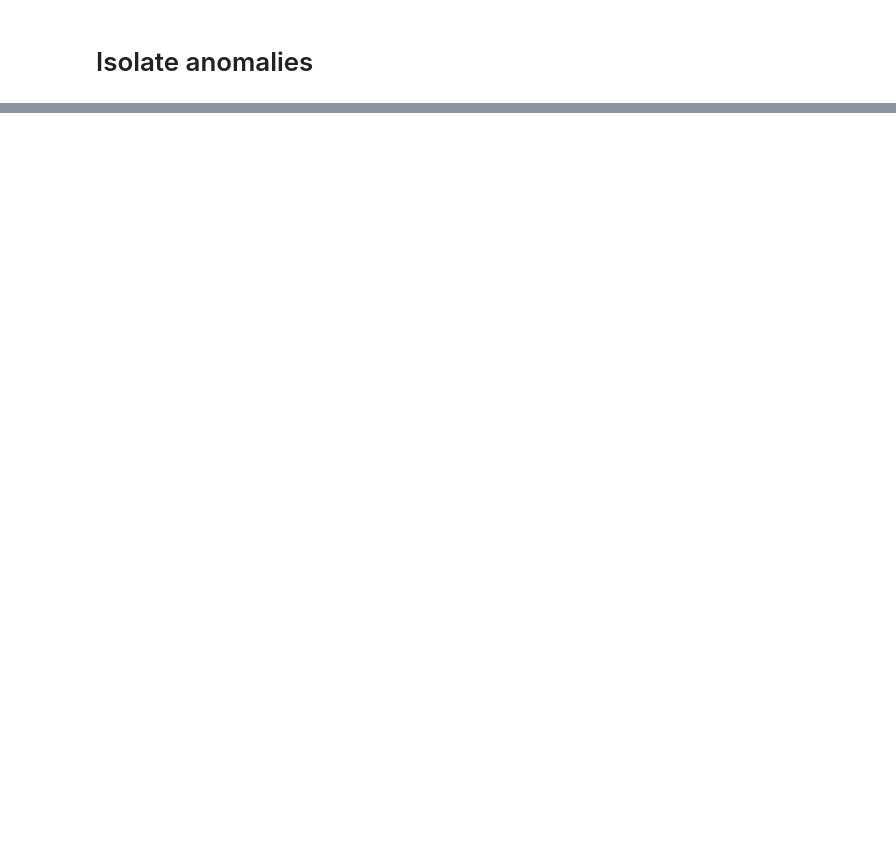
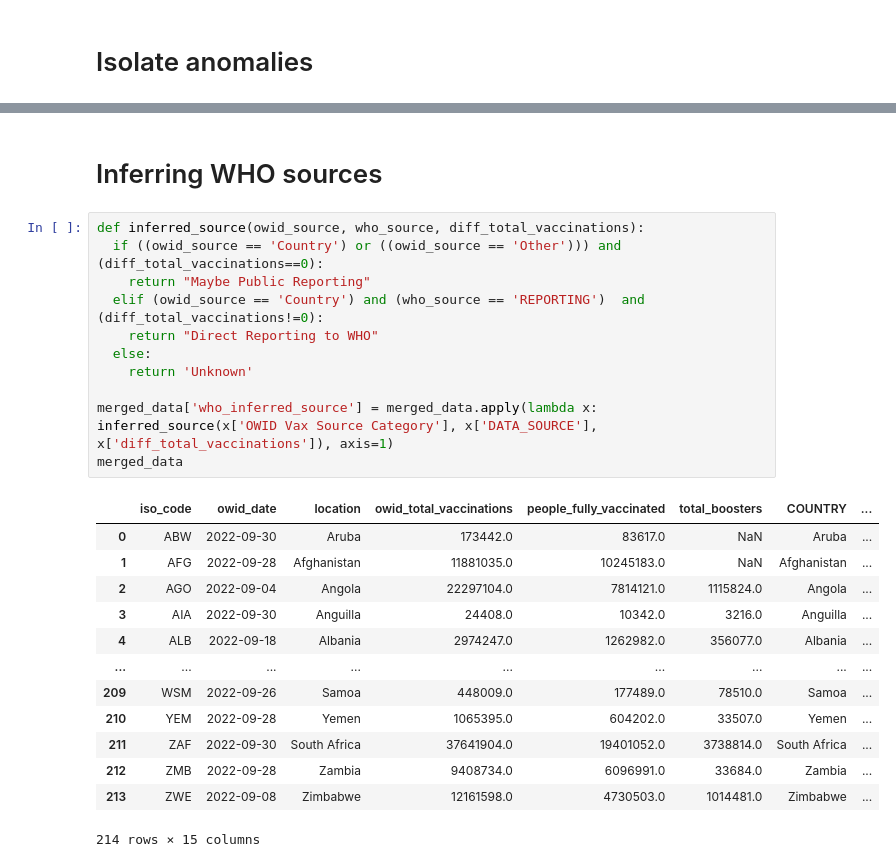
Before and after one commit to pandemic-tracking/global-vaccine, a Jupyter notebook: OWID_WHO_vaccine_administration_comparison.ipynb, the cells around one changed output, grey strips where cells are left out. Drawn from its saved outputs; the diff is of its cells as text; blank space fills up the shorter version.

```diff
--- a/OWID_WHO_vaccine_administration_comparison.ipynb
+++ b/OWID_WHO_vaccine_administration_comparison.ipynb
@@ -196,2 +194,29 @@ found mismatches:  4
 | 165 | SEN | 2022-09-18 | Senegal | 2469499.0 | 2022-09-18 | 2165205.0 | ... |
 | 114 | LSO | 2022-07-17 | Lesotho | 1077116.0 | 2022-08-14 | 1102069.0 | ... |
+# %% [markdown]
+# Inferring WHO sources
+# %%
+def inferred_source(owid_source, who_source, diff_total_vaccinations):
+  if ((owid_source == 'Country') or ((owid_source == 'Other'))) and (diff_total_vaccinations==0):
+    return "Maybe Public Reporting"
+  elif (owid_source == 'Country') and (who_source == 'REPORTING')  and (diff_total_vaccinations!=0):
+    return "Direct Reporting to WHO"
+  else:
+    return 'Unknown'
+
+merged_data['who_inferred_source'] = merged_data.apply(lambda x: inferred_source(x['OWID Vax Source Category'], x['DATA_SOURCE'], x['diff_total_vaccinations']), axis=1)
+merged_data
+# %% [output]
+|  | iso_code | owid_date | location | owid_total_vaccinations | people_fully_vaccinated | total_boosters | COUNTRY | ... |
+| 0 | ABW | 2022-09-30 | Aruba | 173442.0 | 83617.0 | NaN | Aruba | ... |
+| 1 | AFG | 2022-09-28 | Afghanistan | 11881035.0 | 10245183.0 | NaN | Afghanistan | ... |
+| 2 | AGO | 2022-09-04 | Angola | 22297104.0 | 7814121.0 | 1115824.0 | Angola | ... |
+| 3 | AIA | 2022-09-30 | Anguilla | 24408.0 | 10342.0 | 3216.0 | Anguilla | ... |
+| 4 | ALB | 2022-09-18 | Albania | 2974247.0 | 1262982.0 | 356077.0 | Albania | ... |
+| ... | ... | ... | ... | ... | ... | ... | ... | ... |
+| 209 | WSM | 2022-09-26 | Samoa | 448009.0 | 177489.0 | 78510.0 | Samoa | ... |
+| 210 | YEM | 2022-09-28 | Yemen | 1065395.0 | 604202.0 | 33507.0 | Yemen | ... |
+| 211 | ZAF | 2022-09-30 | South Africa | 37641904.0 | 19401052.0 | 3738814.0 | South Africa | ... |
+| 212 | ZMB | 2022-09-28 | Zambia | 9408734.0 | 6096991.0 | 33684.0 | Zambia | ... |
+| 213 | ZWE | 2022-09-08 | Zimbabwe | 12161598.0 | 4730503.0 | 1014481.0 | Zimbabwe | ... |
+214 rows × 15 columns
```
Also changed, not shown: parts of 6 cells of this notebook.
